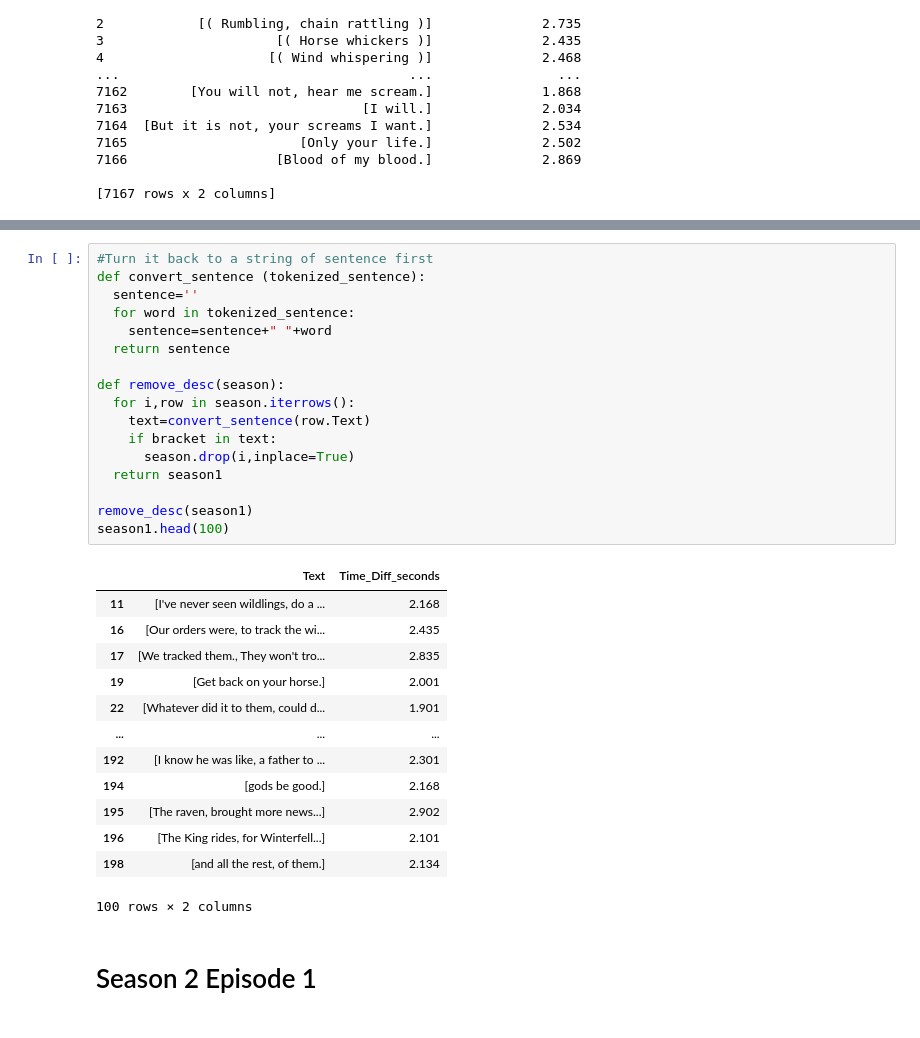
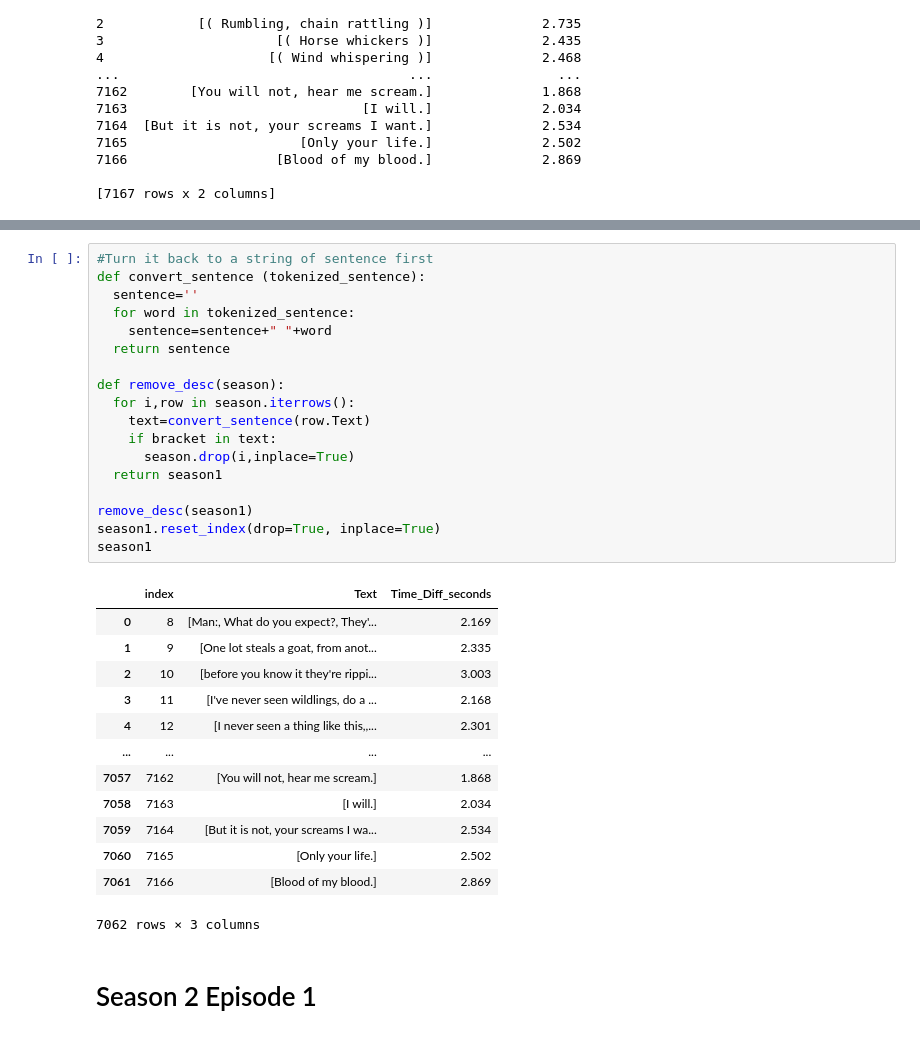
Before and after one commit to trong-shen/Game-of-Throne-Project, a Jupyter notebook: S1+S2subtitles.ipynb, the cells around one changed output, grey strips where cells are left out. Drawn from its saved outputs; the diff is of its cells as text.

```diff
--- a/S1+S2subtitles.ipynb
+++ b/S1+S2subtitles.ipynb
@@ -885,34 +918,35 @@ False
 # %%
 #Turn it back to a string of sentence first
 def convert_sentence (tokenized_sentence):
   sentence=''
   for word in tokenized_sentence:
     sentence=sentence+" "+word
   return sentence
 
 def remove_desc(season):
   for i,row in season.iterrows():
     text=convert_sentence(row.Text)
     if bracket in text:
       season.drop(i,inplace=True)
   return season1
 
 remove_desc(season1)
-season1.head(100)
+season1.reset_index(drop=True, inplace=True)
+season1
 # %% [output]
-|  | Text | Time_Diff_seconds |
-| 11 | [I've never seen wildlings, do a ... | 2.168 |
-| 16 | [Our orders were, to track the wi... | 2.435 |
-| 17 | [We tracked them., They won't tro... | 2.835 |
-| 19 | [Get back on your horse.] | 2.001 |
-| 22 | [Whatever did it to them, could d... | 1.901 |
-| ... | ... | ... |
-| 192 | [I know he was like, a father to ... | 2.301 |
-| 194 | [gods be good.] | 2.168 |
-| 195 | [The raven, brought more news...] | 2.902 |
-| 196 | [The King rides, for Winterfell...] | 2.101 |
-| 198 | [and all the rest, of them.] | 2.134 |
+|  | index | Text | Time_Diff_seconds |
+| 0 | 8 | [Man:, What do you expect?, They'... | 2.169 |
+| 1 | 9 | [One lot steals a goat, from anot... | 2.335 |
+| 2 | 10 | [before you know it they're rippi... | 3.003 |
+| 3 | 11 | [I've never seen wildlings, do a ... | 2.168 |
+| 4 | 12 | [I never seen a thing like this,,... | 2.301 |
+| ... | ... | ... | ... |
+| 7057 | 7162 | [You will not, hear me scream.] | 1.868 |
+| 7058 | 7163 | [I will.] | 2.034 |
+| 7059 | 7164 | [But it is not, your screams I wa... | 2.534 |
+| 7060 | 7165 | [Only your life.] | 2.502 |
+| 7061 | 7166 | [Blood of my blood.] | 2.869 |
-100 rows × 2 columns
+7062 rows × 3 columns
 # %% [markdown]
 # Season 2 Episode 1
 # %%
```
Also changed, not shown: parts of 50 cells of this notebook.
